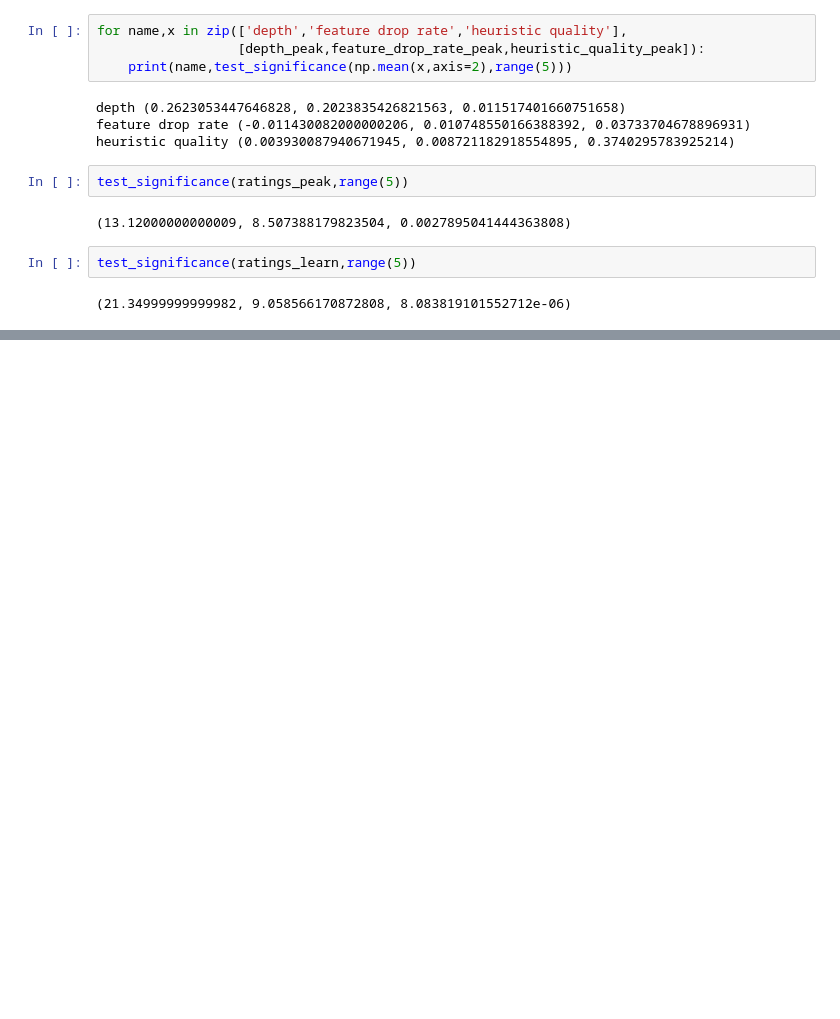
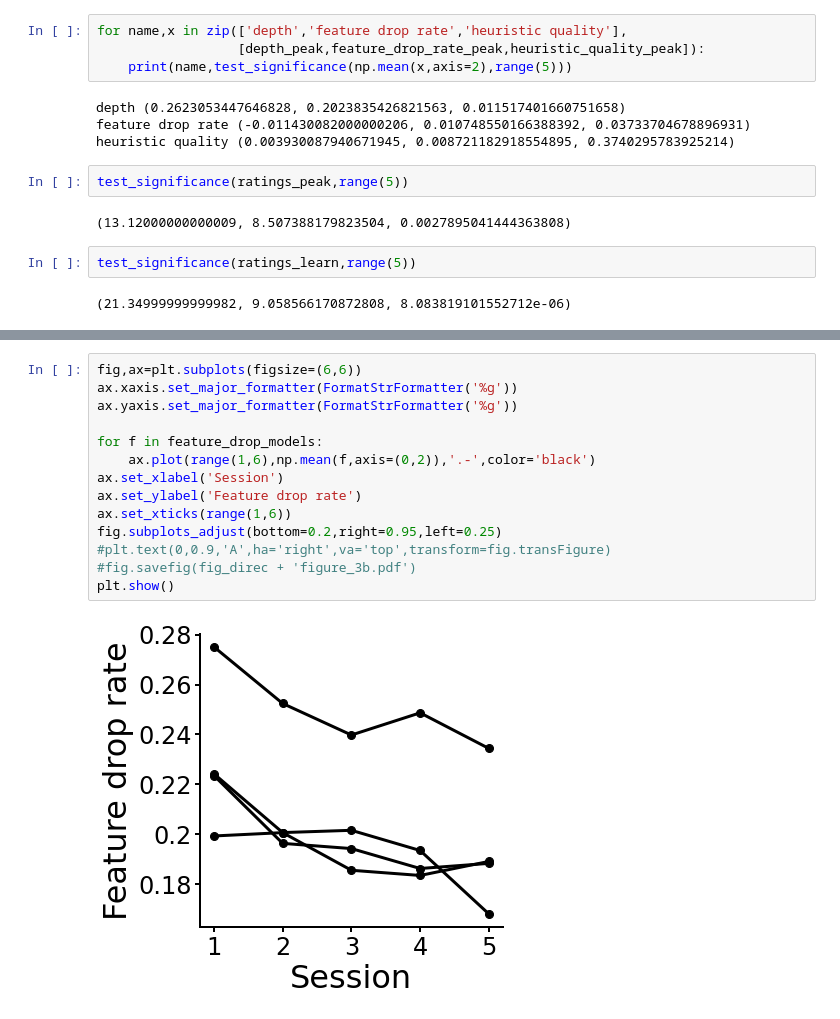
Before and after one commit to basvanopheusden/fourinarow, a Jupyter notebook: Analysis notebooks/new/Learning and time pressure analysis.ipynb, the cells around one changed output, grey strips where cells are left out. Saved outputs shown, nothing was run; the diff lists cells and outputs as text; blank space fills up the shorter version.

```diff
--- a/Analysis notebooks/new/Learning and time pressure analysis.ipynb
+++ b/Analysis notebooks/new/Learning and time pressure analysis.ipynb
@@ -719,0 +803,16 @@ test_significance(ratings_learn,range(5))
+# %%
+fig,ax=plt.subplots(figsize=(6,6))
+ax.xaxis.set_major_formatter(FormatStrFormatter('%g'))
+ax.yaxis.set_major_formatter(FormatStrFormatter('%g'))
+
+for f in feature_drop_models:
+    ax.plot(range(1,6),np.mean(f,axis=(0,2)),'.-',color='black')
+ax.set_xlabel('Session')
+ax.set_ylabel('Feature drop rate')
+ax.set_xticks(range(1,6))
+fig.subplots_adjust(bottom=0.2,right=0.95,left=0.25)
+#plt.text(0,0.9,'A',ha='right',va='top',transform=fig.transFigure)
+#fig.savefig(fig_direc + 'figure_3b.pdf')
+plt.show()
+# %% [output]
+[figure, added]
```
Also changed, not shown: parts of 10 cells of this notebook, 14 other files.
